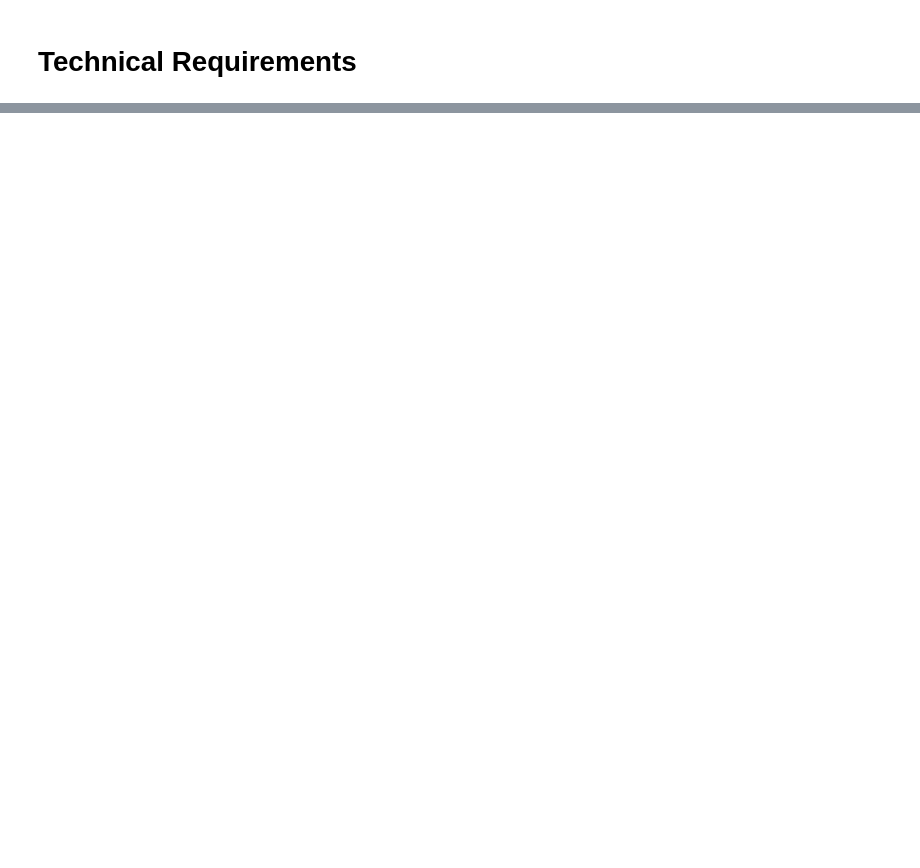
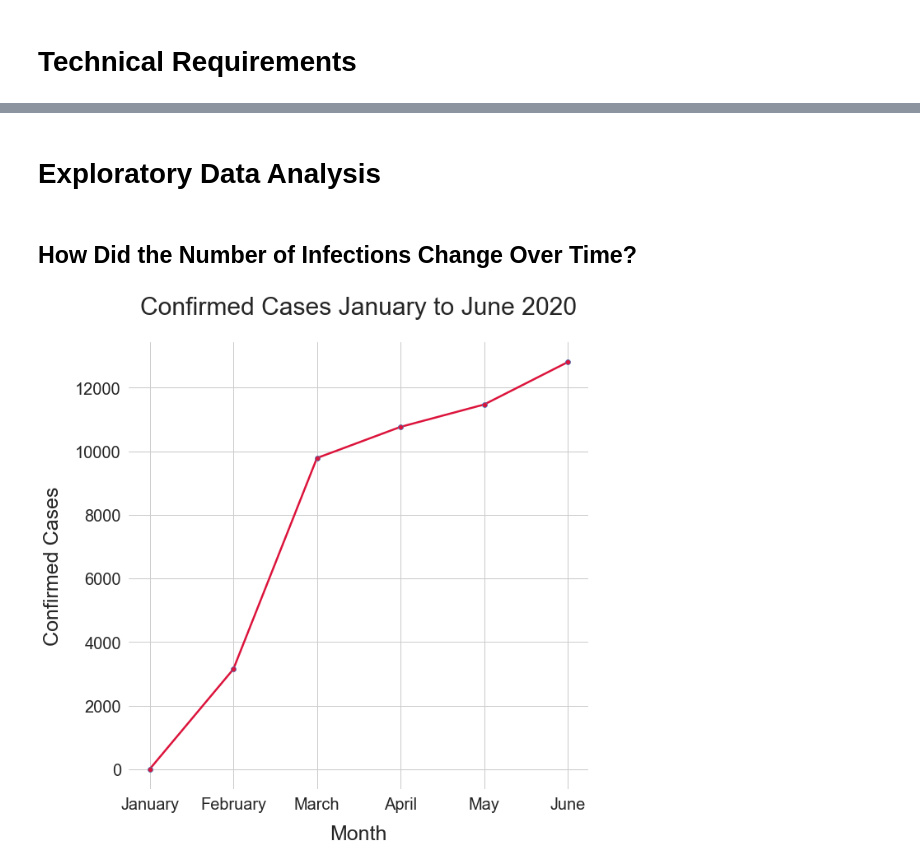
Before and after one commit to KevinNourian/COVID19, a Jupyter notebook: 00COVID19.ipynb, the cells around one changed output, grey strips where cells are left out. Saved outputs shown, nothing was run; the diff lists cells and outputs as text; code cells hidden in the pictures; blank space fills up the shorter version.

```diff
--- a/00COVID19.ipynb
+++ b/00COVID19.ipynb
@@ -129,7 +353 @@ population = pd.read_csv(
-# %%
-test = pd.read_csv(
-    "C:\py\Projects\TuringCollege\COVID19\DataSets\\test.csv",
-    index_col=False,
-    skipinitialspace=True,
-)
 # %% [markdown]
@@ -390,3 +391 @@ population = population.drop(["code", "latitude", "longitude"], axis=1)
-# %%
-test = test.drop(["time"], axis=1)
 # %% [markdown]
@@ -459,12 +402,0 @@ population.rename(
-# %%
-test.rename(
-    columns={
-        "date": "Date",
-        "test": "Test",
-        "negative": "Negative",
-        "confirmed": "Confirmed",
-        "released": "Released",
-        "deceased": "Deceased",
-    },
-    inplace=True,
-)
@@ -804,0 +529,25 @@ population
+# %% [markdown]
+# Exploratory Data Analysis
+# %% [markdown]
+## How Did the Number of Infections Change Over Time?
+# %%
+test = test.asfreq(freq='M')
+test = test.reset_index()
+test['Month'] = test['Date'].dt.strftime('%B')
+# %%
+plt.figure(figsize=(10, 10))
+sns.set(style="whitegrid")
+
+sns.lineplot(x="Month", y="Confirmed", data=test, marker='o', markeredgecolor='b', color=spec_lev1, linewidth=2.5)
+
+plt.xlabel("Month", fontsize=25, labelpad=15)
+plt.ylabel("Confirmed Cases", fontsize=25, labelpad=15)
+plt.xticks(fontsize=20)
+plt.yticks(fontsize=20)
+
+plt.title("Confirmed Cases January to June 2020", fontsize=30, y=1.05)
+sns.despine(left=True, bottom=True)
+
+plt.show();
+# %% [output]
+[figure, added]
```
Also changed, not shown: parts of 182 cells of this notebook, 3 other files.
